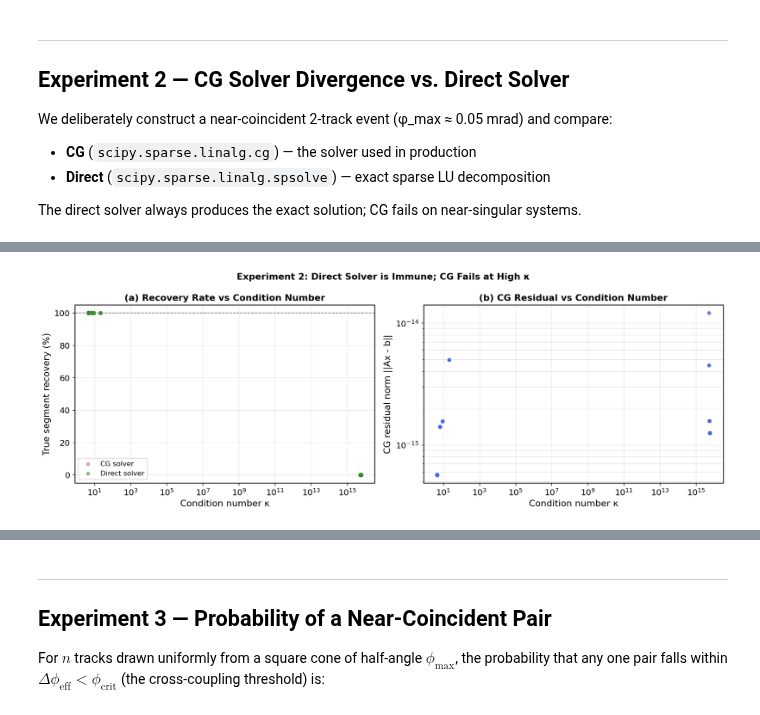
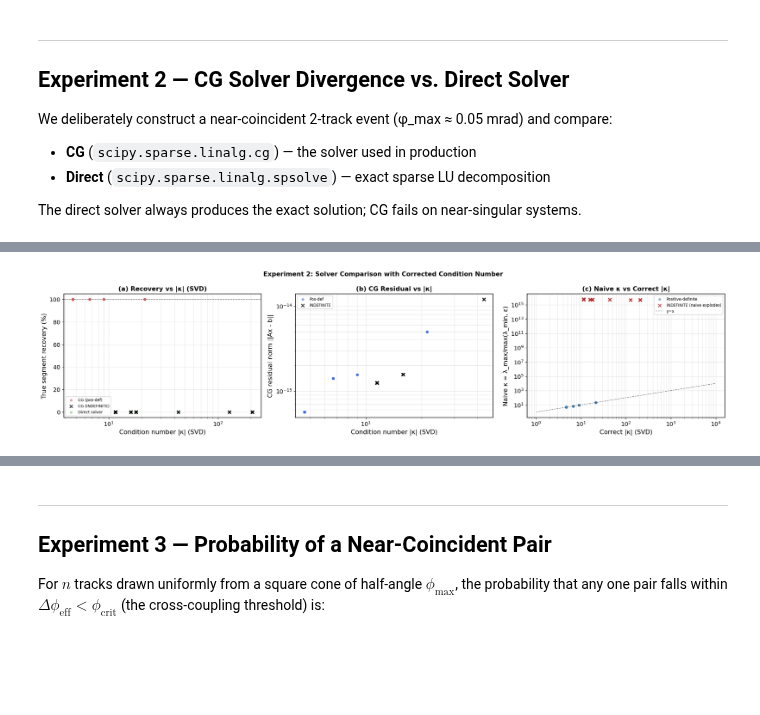
Before and after one commit to GeorgeWilliam1999/Quantum_Track_Reconstruction, a Jupyter notebook: Toy_Characterisation/Recovery_Seperation_analysis/recovery_separation_analysis.ipynb, the cells around one changed output, grey strips where cells are left out. Drawn from its saved outputs; the diff is of its cells as text; code cells hidden in the pictures; blank space fills up the shorter version.

```diff
--- a/Toy_Characterisation/Recovery_Seperation_analysis/recovery_separation_analysis.ipynb
+++ b/Toy_Characterisation/Recovery_Seperation_analysis/recovery_separation_analysis.ipynb
@@ -628,7 +1373,9 @@ print("=" * 70)
 # %%
 # ── Scan: CG residual norm and recovery rate vs condition number ───────────────
 N_SOLVER_SCAN = 20
-scan_kappa, scan_rec_cg, scan_rec_direct, scan_res_cg = [], [], [], []
+scan_kappa_svd, scan_kappa_naive = [], []
+scan_rec_cg, scan_rec_direct, scan_res_cg = [], [], []
+scan_indefinite = []
 
 for phi_max in phi_max_sweep:
     for rep in range(N_SOLVER_SCAN):
@@ -638,53 +1385,89 @@ for phi_max in phi_max_sweep:
         A, b = ham.A, ham.b
         is_true = label_segments(ham, event)
 
-        eigs = eigvalsh(A.toarray())
-        kappa = eigs.max() / max(eigs.min(), 1e-15)
-        scan_kappa.append(kappa)
+        A_d = A.toarray()
+        eigs = eigvalsh(A_d)
+        svals = np.linalg.svd(A_d, compute_uv=False)
+        kappa_svd = svals[0] / max(svals[-1], 1e-15)
+        kappa_naive = eigs.max() / max(eigs.min(), 1e-15)
+
+        scan_kappa_svd.append(kappa_svd)
+        scan_kappa_naive.append(kappa_naive)
+        scan_indefinite.append(eigs.min() < 0)
 
         x_cg, _ = cg(A, b, atol=0)
         x_dir = spsolve(A, b)
 
         scan_rec_cg.append(np.mean(x_cg[is_true] > THRESHOLD) * 100 if is_true.sum() else 0)
         scan_rec_direct.append(np.mean(x_dir[is_true] > THRESHOLD) * 100 if is_true.sum() else 0)
         scan_res_cg.append(float(np.linalg.norm(A @ x_cg - b)))
 
-scan_kappa    = np.array(scan_kappa)
-scan_rec_cg   = np.array(scan_rec_cg)
-scan_rec_dir  = np.array(scan_rec_direct)
-scan_res_cg   = np.array(scan_res_cg)
+scan_kappa_svd   = np.array(scan_kappa_svd)
+scan_kappa_naive = np.array(scan_kappa_naive)
+scan_rec_cg      = np.array(scan_rec_cg)
+scan_rec_dir     = np.array(scan_rec_direct)
+scan_res_cg      = np.array(scan_res_cg)
+scan_indefinite  = np.array(scan_indefinite)
 
-fig, axes = plt.subplots(1, 2, figsize=(14, 5))
+fig, axes = plt.subplots(1, 3, figsize=(20, 5))
 
-# (a) Recovery rate vs κ
+# (a) Recovery rate vs correct |κ|
 ax = axes[0]
-ax.scatter(scan_kappa, scan_rec_cg,  alpha=0.5, s=20, color='indianred',  label='CG solver')
-ax.scatter(scan_kappa, scan_rec_dir, alpha=0.5, s=20, color='forestgreen', label='Direct solver')
+mask_def = ~scan_indefinite
+mask_ind = scan_indefinite
+ax.scatter(scan_kappa_svd[mask_def], scan_rec_cg[mask_def], alpha=0.5, s=20,
+           color='indianred', label='CG (pos-def)', zorder=3)
+ax.scatter(scan_kappa_svd[mask_ind], scan_rec_cg[mask_ind], alpha=0.7, s=40,
+           color='black', marker='x', label='CG (INDEFINITE)', zorder=4)
+ax.scatter(scan_kappa_svd, scan_rec_dir, alpha=0.3, s=20, color='forestgreen',
+           label='Direct solver')
 ax.axhline(100, color='gray', ls='--', lw=1)
 ax.set_xscale('log')
-ax.set_xlabel('Condition number κ')
+ax.set_xlabel('Condition number |κ| (SVD)')
 ax.set_ylabel('True segment recovery (%)')
-ax.set_title('(a) Recovery Rate vs Condition Number', fontweight='bold')
-ax.legend()
+ax.set_title('(a) Recovery vs |κ| (SVD)', fontweight='bold')
+ax.legend(fontsize=8)
 ax.grid(True, alpha=0.3, which='both')
 
-# (b) CG residual norm vs κ
+# (b) CG residual norm vs |κ|
 ax2 = axes[1]
-ax2.scatter(scan_kappa, scan_res_cg, alpha=0.5, s=20, color='royalblue')
+ax2.scatter(scan_kappa_svd[mask_def], scan_res_cg[mask_def], alpha=0.5, s=20,
+            color='royalblue', label='Pos-def')
+ax2.scatter(scan_kappa_svd[mask_ind], scan_res_cg[mask_ind], alpha=0.7, s=40,
+            color='black', marker='x', label='INDEFINITE')
 ax2.set_xscale('log'); ax2.set_yscale('log')
-ax2.set_xlabel('Condition number κ')
+ax2.set_xlabel('Condition number |κ| (SVD)')
 ax2.set_ylabel('CG residual norm ||Ax - b||')
-ax2.set_title('(b) CG Residual vs Condition Number', fontweight='bold')
+ax2.set_title('(b) CG Residual vs |κ|', fontweight='bold')
+ax2.legend(fontsize=8)
 ax2.grid(True, alpha=0.3, which='both')
 
-plt.suptitle('Experiment 2: Direct Solver is Immune; CG Fails at High κ',
+# (c) Naive κ vs correct |κ| scatter — shows the artifact
+ax3 = axes[2]
+ax3.scatter(scan_kappa_svd[mask_def], scan_kappa_naive[mask_def], alpha=0.5, s=20,
+            color='steelblue', label='Positive-definite')
+ax3.scatter(scan_kappa_svd[mask_ind], scan_kappa_naive[mask_ind], alpha=0.7, s=40,
+            color='firebrick', marker='x', label='INDEFINITE (naive explodes)')
+ax3.plot([1, 1e4], [1, 1e4], 'k--', lw=1, alpha=0.5, label='y=x')
+ax3.set_xscale('log'); ax3.set_yscale('log')
+ax3.set_xlabel('Correct |κ| (SVD)')
+ax3.set_ylabel('Naive κ = λ_max/max(λ_min, ε)')
+ax3.set_title('(c) Naive κ vs Correct |κ|', fontweight='bold')
+ax3.legend(fontsize=8)
+ax3.grid(True, alpha=0.3, which='both')
+
+plt.suptitle('Experiment 2: Solver Comparison with Corrected Condition Number',
              fontsize=13, fontweight='bold')
 plt.tight_layout()
 plt.savefig('fig5_solver_comparison.png', bbox_inches='tight')
 plt.show()
 
+n_indef = scan_indefinite.sum()
 print(f"Direct solver: always {np.min(scan_rec_dir):.0f}–{np.max(scan_rec_dir):.0f}% recovery")
-print(f"CG solver:     recovery drops to {np.min(scan_rec_cg):.0f}% when κ > ~100")
+print(f"CG solver:     recovery drops when matrix is indefinite")
+print(f"Indefinite matrices: {n_indef}/{len(scan_indefinite)} ({n_indef/len(scan_indefinite)*100:.1f}%)")
+print(f"Panel (c) shows the naive κ formula explodes for indefinite cases (red ×)")
+print(f"while the correct SVD-based |κ| stays moderate.")
 # %% [output]
-[figure, old version]
+[figure, new version]
 Direct solver: always 0–100% recovery
```
Also changed, not shown: parts of 16 cells of this notebook, 56 other files.
